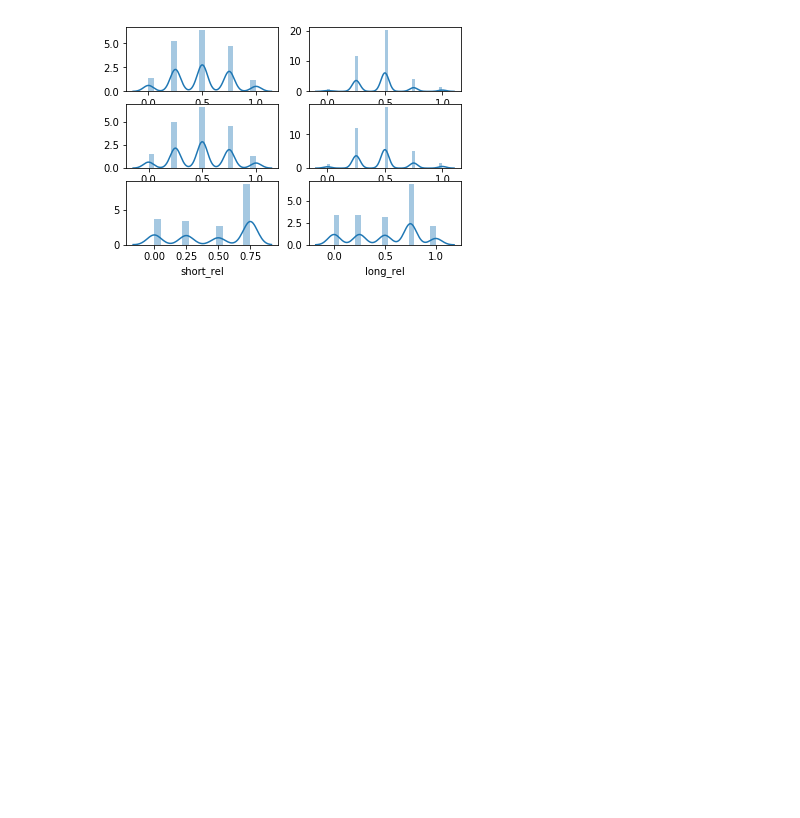
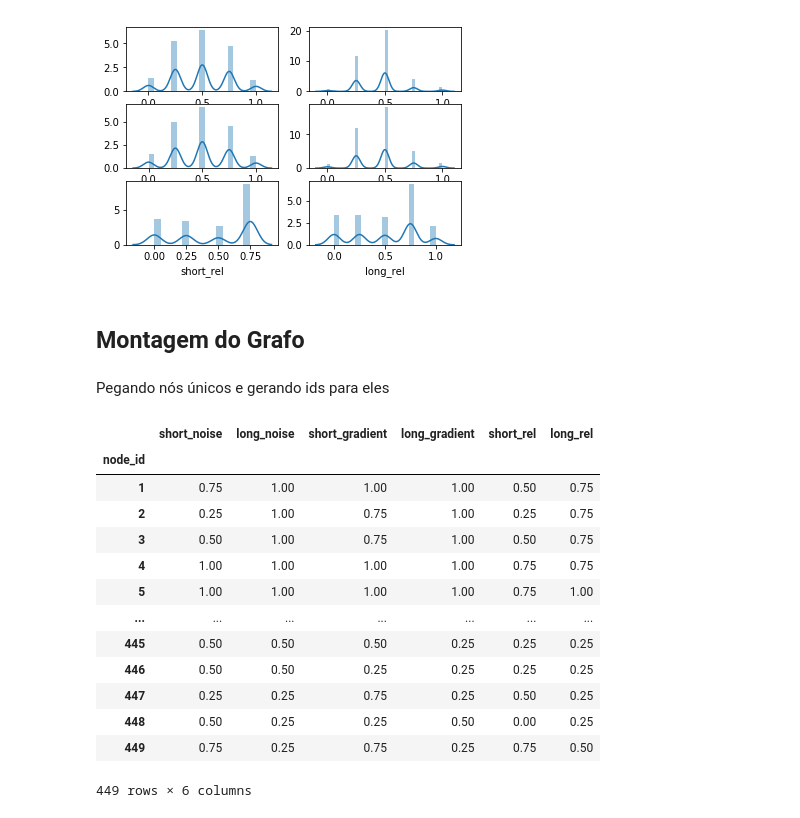
Before and after one commit to E-Trindade/complex_networks-bvsp, a Jupyter notebook: Ep2.ipynb, the cells around one changed output. Cells and saved outputs as stored; diff of their text form; code cells hidden in the pictures; blank space fills up the shorter version.

```diff
--- a/Ep2.ipynb
+++ b/Ep2.ipynb
@@ -153,3 +138,28 @@ sns.distplot(df_disc.long_rel, ax=axs[2][1])
 # %% [output]
 <matplotlib.axes._subplots.AxesSubplot at 0x...>
 [figure]
+# %% [markdown]
+## Montagem do Grafo
+# %% [markdown]
+Pegando nós únicos e gerando ids para eles
+# %%
+model_nodes = df_disc.drop_duplicates()
+model_nodes = model_nodes.assign(
+    node_id= range(1, len(model_nodes) + 1)
+).set_index('node_id')
+model_nodes
+# %% [output]
+|  | short_noise | long_noise | short_gradient | long_gradient | short_rel | long_rel |
+| node_id |  |  |  |  |  |  |
+| 1 | 0.75 | 1.00 | 1.00 | 1.00 | 0.50 | 0.75 |
+| 2 | 0.25 | 1.00 | 0.75 | 1.00 | 0.25 | 0.75 |
+| 3 | 0.50 | 1.00 | 0.75 | 1.00 | 0.50 | 0.75 |
+| 4 | 1.00 | 1.00 | 1.00 | 1.00 | 0.75 | 0.75 |
+| 5 | 1.00 | 1.00 | 1.00 | 1.00 | 0.75 | 1.00 |
+| ... | ... | ... | ... | ... | ... | ... |
+| 445 | 0.50 | 0.50 | 0.50 | 0.25 | 0.25 | 0.25 |
+| 446 | 0.50 | 0.50 | 0.25 | 0.25 | 0.25 | 0.25 |
+| 447 | 0.25 | 0.25 | 0.75 | 0.25 | 0.50 | 0.25 |
+| 448 | 0.50 | 0.25 | 0.25 | 0.50 | 0.00 | 0.25 |
+| 449 | 0.75 | 0.25 | 0.75 | 0.25 | 0.75 | 0.50 |
+449 rows × 6 columns
```
Also changed, not shown: parts of 11 cells of this notebook, 4 other files.
